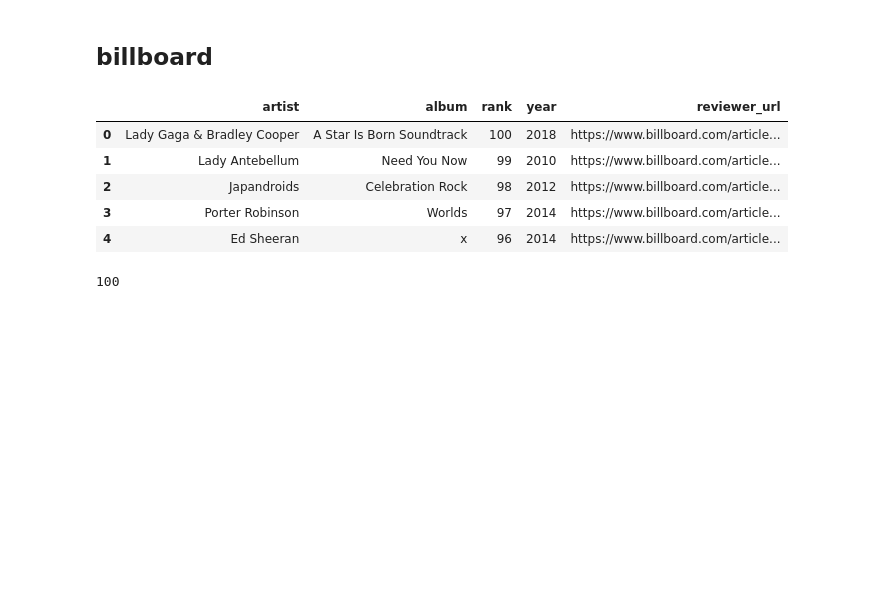
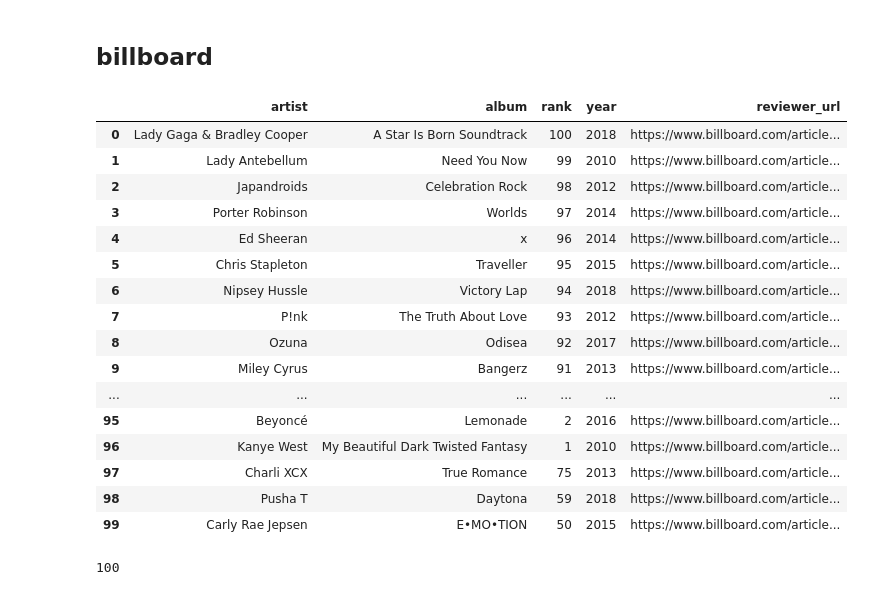
Before and after one commit to awray3/albums2010-2019, a Jupyter notebook: TopAlbums.ipynb, the cells around one changed output. Saved outputs shown, nothing was run; the diff lists cells and outputs as text; code cells hidden in the pictures; blank space fills up the shorter version.

```diff
--- a/TopAlbums.ipynb
+++ b/TopAlbums.ipynb
@@ -22,13 +22,15 @@ def get_soup(url):
     hdr = {"User-Agent": "Mozilla/5.0"}
     req = Request(url, headers=hdr)
     page = urlopen(req)
-    soup = BeautifulSoup(page, "html")
+    soup = BeautifulSoup(page.read().decode('utf-8'), "html")
     return soup
 
 
 def combine_to_df(
     artist_list, album_list, rank_list, url, year_list=None, label_list=None
 ):
+    """ Takes the lists and produces a dataframe out of them."""
+
     df = pd.DataFrame({"artist": artist_list, "album": album_list,})
 
     df['rank'] = rank_list
@@ -122,14 +135,25 @@ billboard_df.iloc[0, 3] = "2018"
 billboard_df.iloc[44, 0] = "Tyler, the Creator"
 billboard_df.iloc[44, 1] = "IGOR"
 # %%
-billboard_df.head()
+billboard_df
 # %% [output]
 |  | artist | album | rank | year | reviewer_url |
 | 0 | Lady Gaga & Bradley Cooper | A Star Is Born Soundtrack | 100 | 2018 | https://www.billboard.com/article... |
 | 1 | Lady Antebellum | Need You Now | 99 | 2010 | https://www.billboard.com/article... |
 | 2 | Japandroids | Celebration Rock | 98 | 2012 | https://www.billboard.com/article... |
 | 3 | Porter Robinson | Worlds | 97 | 2014 | https://www.billboard.com/article... |
 | 4 | Ed Sheeran | x | 96 | 2014 | https://www.billboard.com/article... |
+| 5 | Chris Stapleton | Traveller | 95 | 2015 | https://www.billboard.com/article... |
+| 6 | Nipsey Hussle | Victory Lap | 94 | 2018 | https://www.billboard.com/article... |
+| 7 | P!nk | The Truth About Love | 93 | 2012 | https://www.billboard.com/article... |
+| 8 | Ozuna | Odisea | 92 | 2017 | https://www.billboard.com/article... |
+| 9 | Miley Cyrus | Bangerz | 91 | 2013 | https://www.billboard.com/article... |
+| ... | ... | ... | ... | ... | ... |
+| 95 | Beyoncé | Lemonade | 2 | 2016 | https://www.billboard.com/article... |
+| 96 | Kanye West | My Beautiful Dark Twisted Fantasy | 1 | 2010 | https://www.billboard.com/article... |
+| 97 | Charli XCX | True Romance | 75 | 2013 | https://www.billboard.com/article... |
+| 98 | Pusha T | Daytona | 59 | 2018 | https://www.billboard.com/article... |
+| 99 | Carly Rae Jepsen | E•MO•TION | 50 | 2015 | https://www.billboard.com/article... |
 # %%
 len(billboard_df)
 # %% [output]
```
Also changed, not shown: parts of 8 cells of this notebook, 1 other file.
